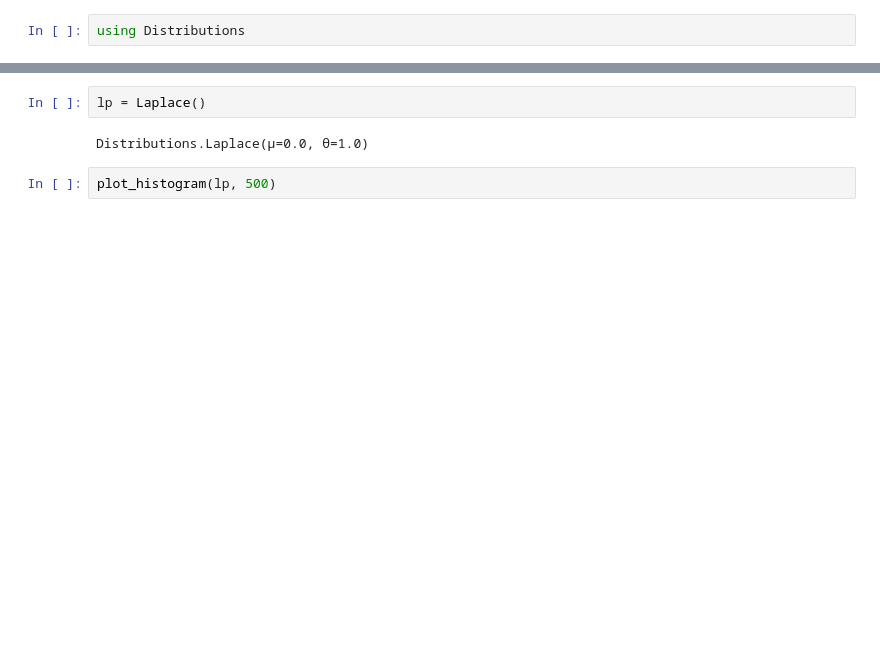
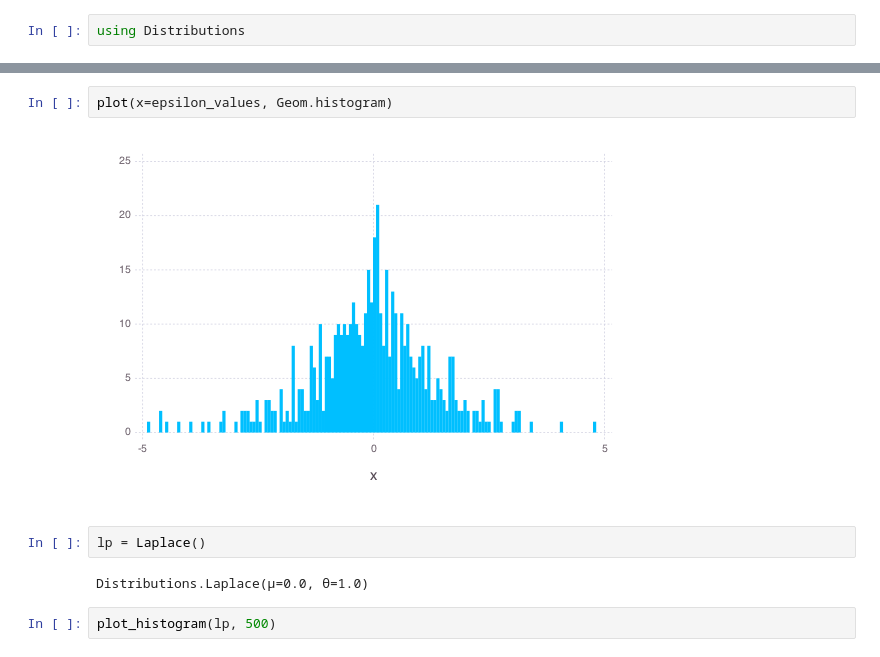
Before and after one commit to dkensinger/julia, a Jupyter notebook: stocks with Julia 0.4.ipynb, the cells around one changed output, grey strips where cells are left out. Drawn from its saved outputs; the diff is of its cells as text; blank space fills up the shorter version.

```diff
--- a/stocks with Julia 0.4.ipynb
+++ b/stocks with Julia 0.4.ipynb
@@ -59,3 +78,7 @@ plot_histogram (generic function with 1 method)
+# %%
+plot(x=epsilon_values, Geom.histogram)
+# %% [output]
+[figure, added]
 # %%
 lp = Laplace()
 # %% [output]
```
Also changed, not shown: parts of 10 cells of this notebook.
